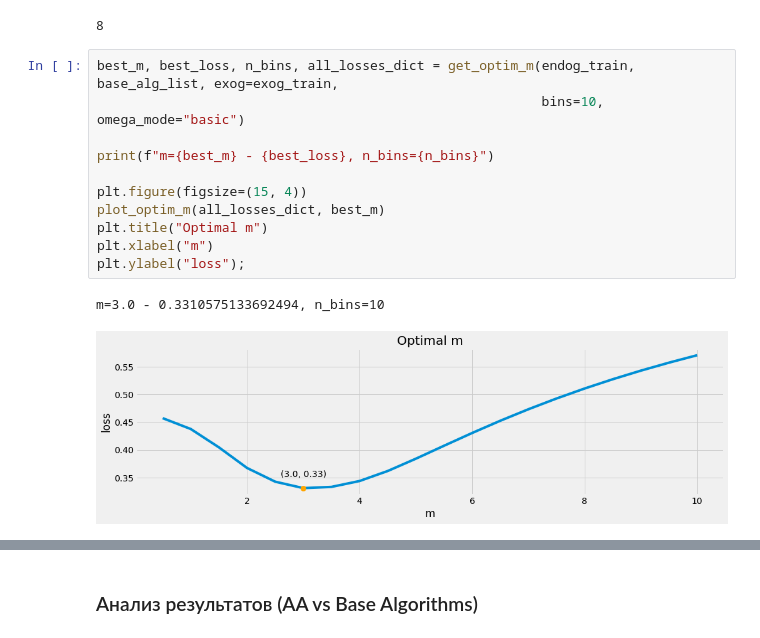
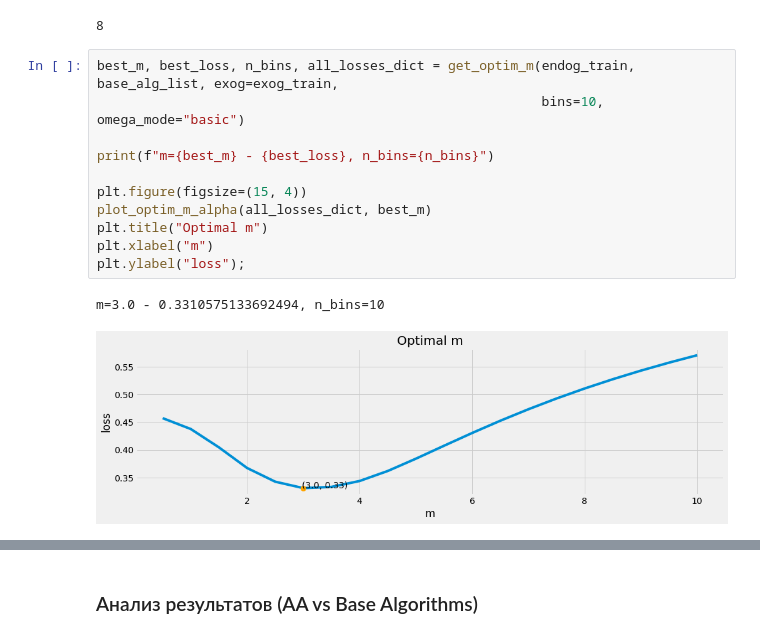
Before and after one commit to aromanenko/AggregatingAlgorithm, a Jupyter notebook: DFA_forecast.ipynb, the cells around one changed output, grey strips where cells are left out. Drawn from its saved outputs; the diff is of its cells as text.

```diff
--- a/DFA_forecast.ipynb
+++ b/DFA_forecast.ipynb
@@ -334,17 +333,17 @@ len(base_alg_list)
 # %%
 best_m, best_loss, n_bins, all_losses_dict = get_optim_m(endog_train, base_alg_list, exog=exog_train,
                                                          bins=10, omega_mode="basic")
 
 print(f"m={best_m} - {best_loss}, n_bins={n_bins}")
 
 plt.figure(figsize=(15, 4))
-plot_optim_m(all_losses_dict, best_m)
+plot_optim_m_alpha(all_losses_dict, best_m)
 plt.title("Optimal m")
 plt.xlabel("m")
 plt.ylabel("loss");
 # %% [output]
 m=3.0 - 0.3310575133692494, n_bins=10
-[figure, old version]
+[figure, new version]
 # %%
 endog_test = test_dict["sku1_store66"]["ts"]
 exog_test = (pd.DataFrame(data=[test_dict["sku1_store66"]["actual_price"],
```
Also changed, not shown: parts of 30 cells of this notebook, 9 other files.
